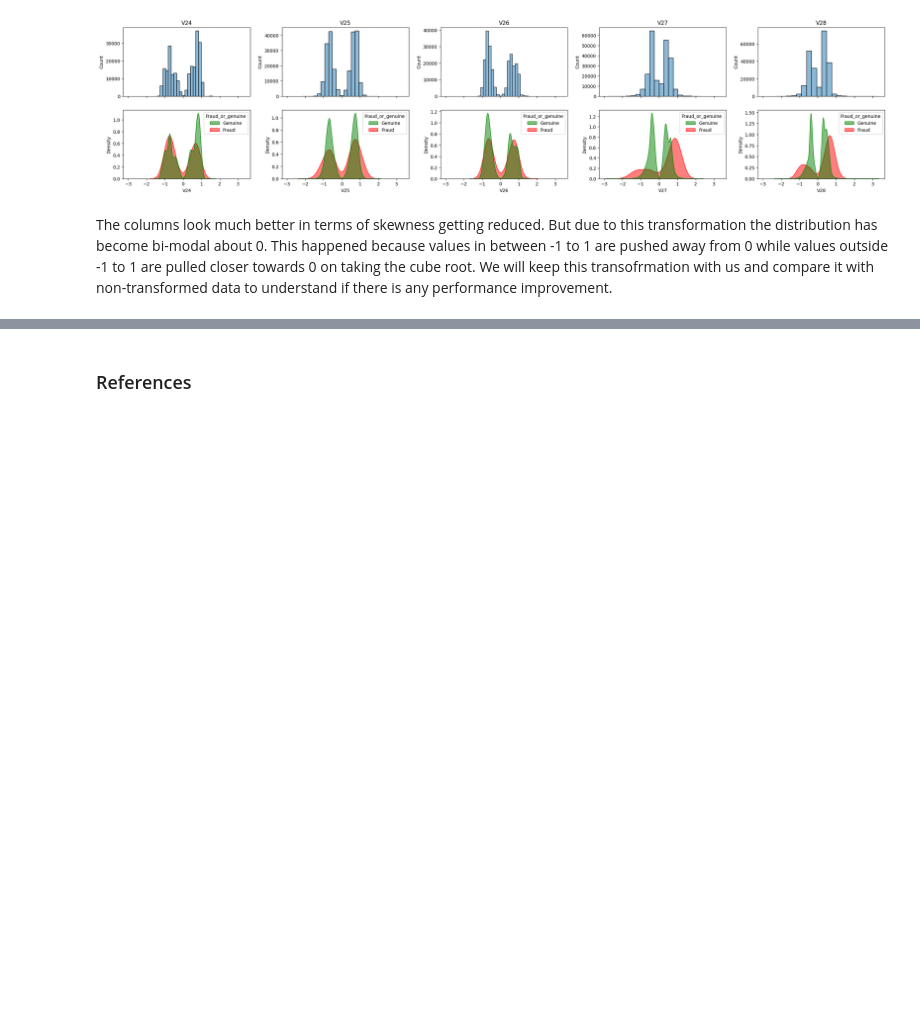
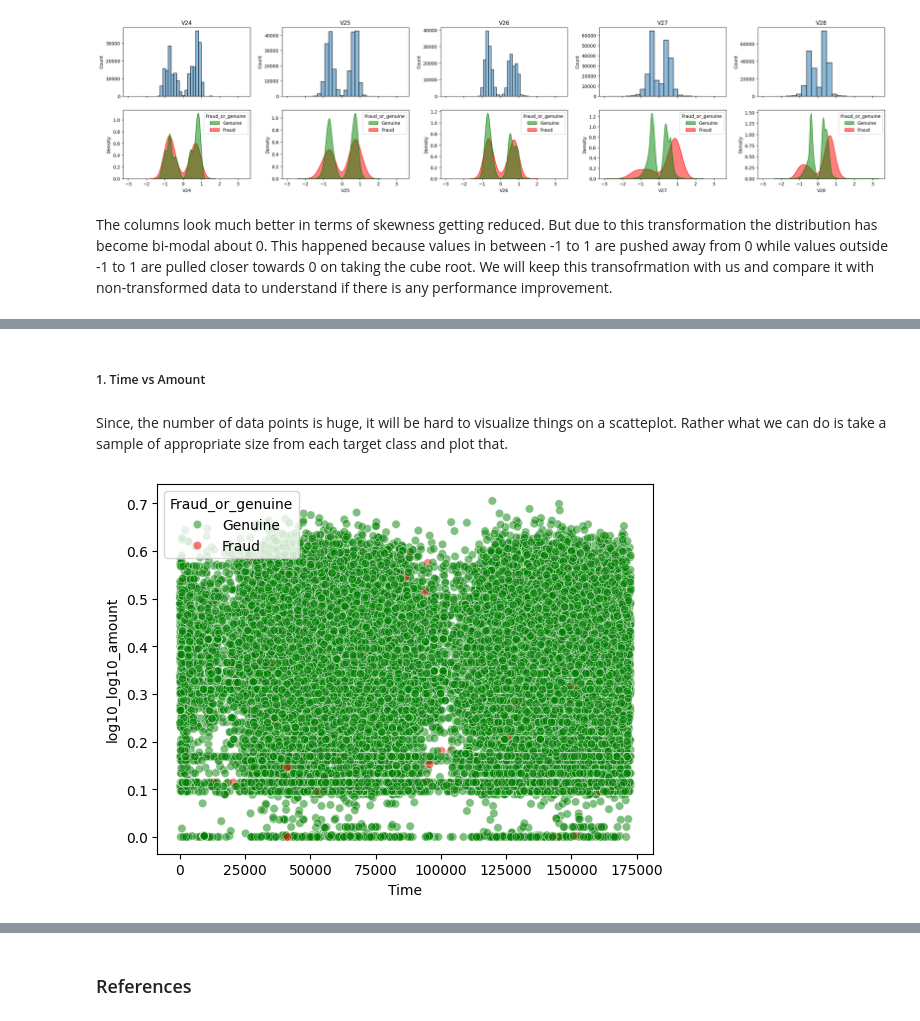
Before and after one commit to Sharma-Ayush/Credit-Card-Fraud-Detection, a Jupyter notebook: notebook/EDA.ipynb, the cells around one changed output, grey strips where cells are left out. Cells and saved outputs as stored; diff of their text form; code cells hidden in the pictures; blank space fills up the shorter version.

Commit message:
Add and complete bivariate data analysis section

```diff
--- a/notebook/EDA.ipynb
+++ b/notebook/EDA.ipynb
@@ -470,0 +479,14 @@ The columns look much better in terms of skewness getting reduced. But due to th
+# %% [markdown]
+##### 1. Time vs Amount
+# %% [markdown]
+Since, the number of data points is huge, it will be hard to visualize things on a scatteplot. Rather what we can do is take a sample of appropriate size from each target class and plot that.
+# %%
+_, predictor, _, target = train_test_split(df_train[['Time', 'log10_log10_amount']],
+                                           df_train['Fraud_or_genuine'],
+                                           stratify = df_train['Fraud_or_genuine'],
+                                           test_size = 0.2,
+                                           random_state = 42)
+# %%
+sns.scatterplot(x = predictor['Time'], y = predictor['log10_log10_amount'], hue = target, palette = target_class_color_mapping, alpha = 0.5);
+# %% [output]
+[figure, added]
```
Also changed, not shown: parts of 11 cells of this notebook.
